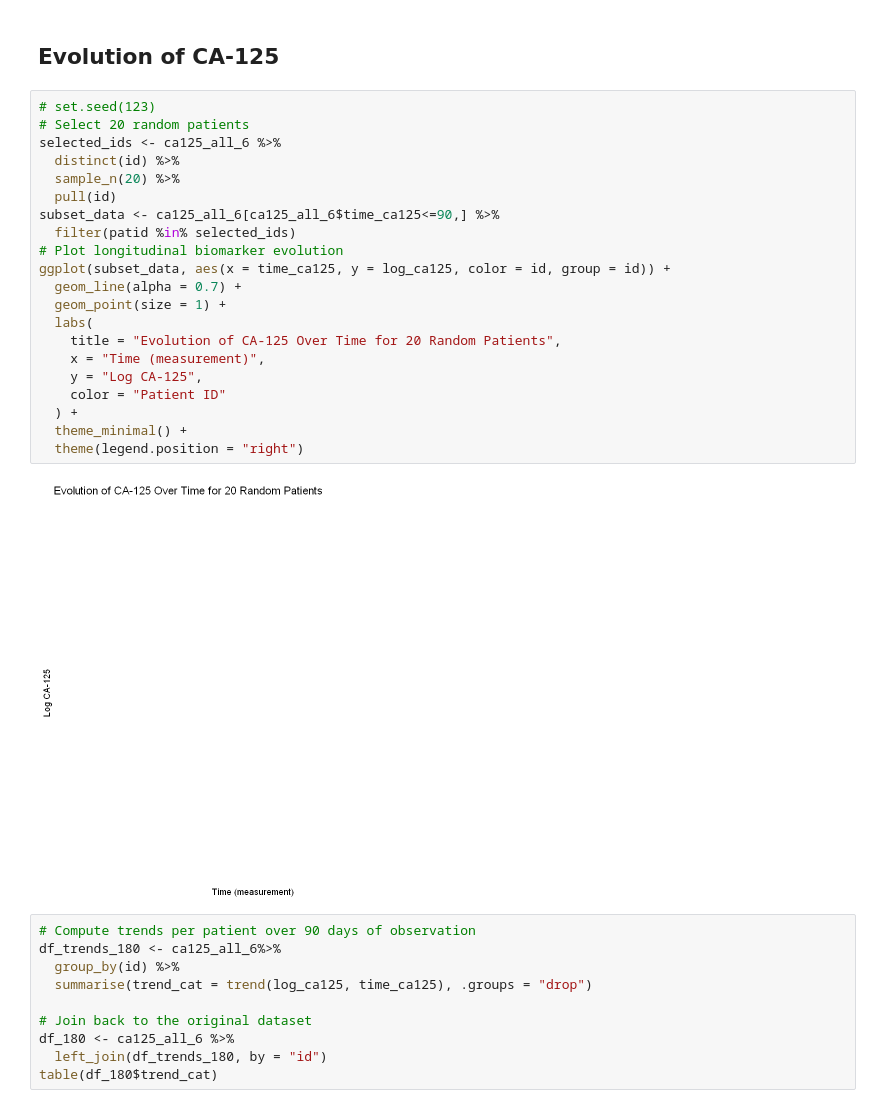
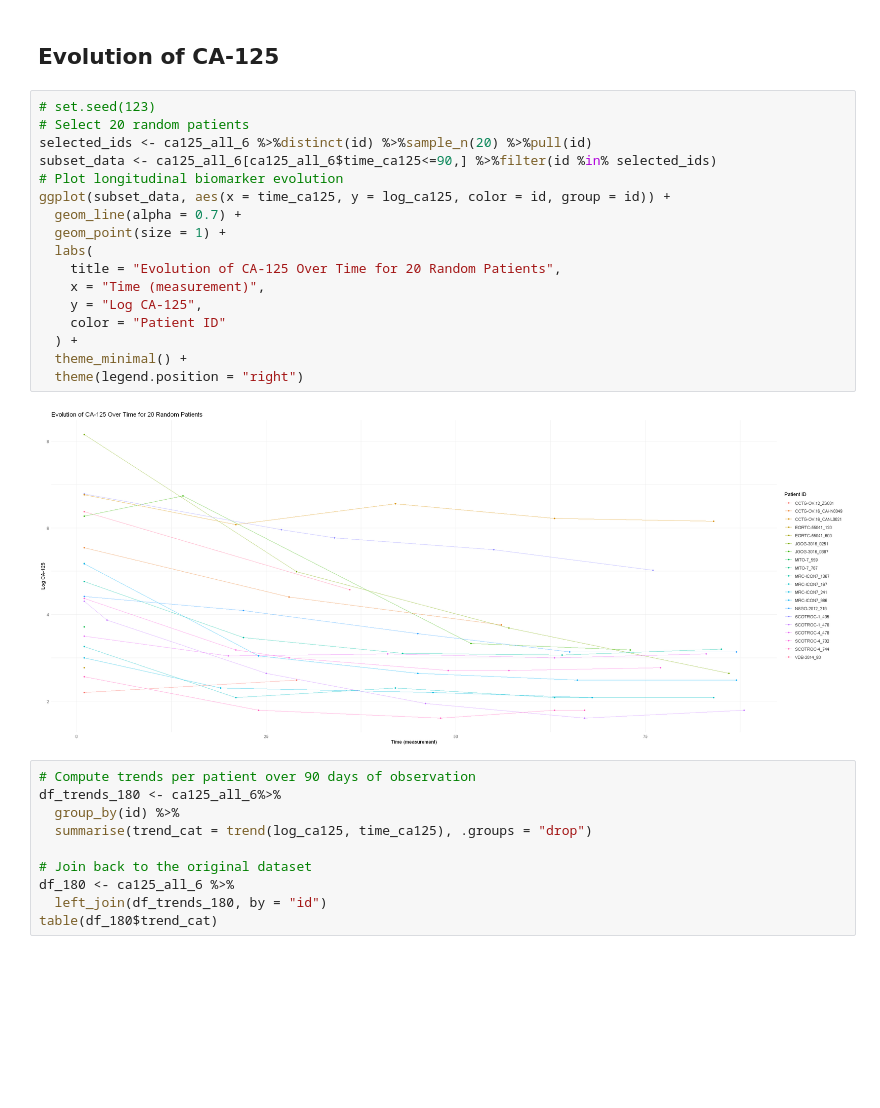
Before and after one commit to Kodro23/Surrogacy_evaluation_CA125, a Jupyter notebook: notebooks/Surrogacy_evaluation_of_CA125_lcmm.ipynb, the cells around one changed output. Cells and saved outputs as stored; diff of their text form; blank space fills up the shorter version.

```diff
--- a/notebooks/Surrogacy_evaluation_of_CA125_lcmm.ipynb
+++ b/notebooks/Surrogacy_evaluation_of_CA125_lcmm.ipynb
@@ -200,26 +200,22 @@ A tibble: 1 × 8
 # %%
 # set.seed(123)
 # Select 20 random patients
-selected_ids <- ca125_all_6 %>%
-  distinct(id) %>%
-  sample_n(20) %>%
-  pull(id)
-subset_data <- ca125_all_6[ca125_all_6$time_ca125<=90,] %>%
-  filter(patid %in% selected_ids)
+selected_ids <- ca125_all_6 %>%distinct(id) %>%sample_n(20) %>%pull(id)
+subset_data <- ca125_all_6[ca125_all_6$time_ca125<=90,] %>%filter(id %in% selected_ids)
 # Plot longitudinal biomarker evolution
 ggplot(subset_data, aes(x = time_ca125, y = log_ca125, color = id, group = id)) +
   geom_line(alpha = 0.7) +
   geom_point(size = 1) +
   labs(
     title = "Evolution of CA-125 Over Time for 20 Random Patients",
     x = "Time (measurement)",
     y = "Log CA-125",
     color = "Patient ID"
   ) +
   theme_minimal() +
   theme(legend.position = "right")
 # %% [output]
-[figure, old version]
+[figure, new version]
 # %%
 # Compute trends per patient over 90 days of observation
 df_trends_180 <- ca125_all_6%>%
```
Also changed, not shown: parts of 20 cells of this notebook, 9 other files.
